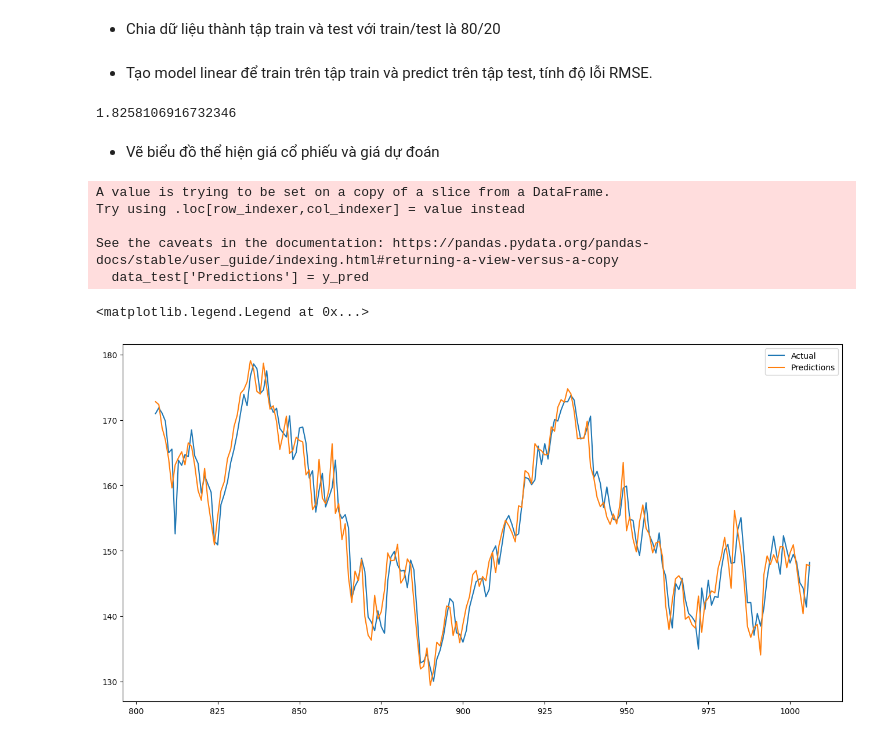
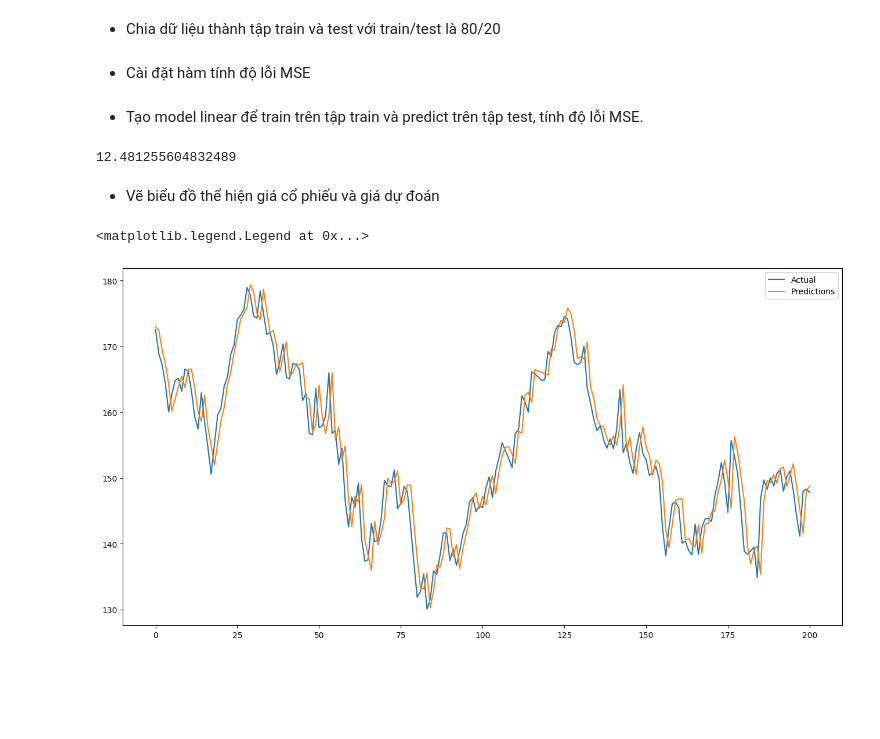
Before and after one commit to le-quoctrung/Introducrtion-to-Data-Science, a Jupyter notebook: LinearReg.ipynb, the cells around one changed output. Drawn from its saved outputs; the diff is of its cells as text; code cells hidden in the pictures; blank space fills up the shorter version.

```diff
--- a/LinearReg.ipynb
+++ b/LinearReg.ipynb
@@ -43,7 +43,7 @@ df_AAPL
 # %% [markdown]
 - Tách data thành features X và label y, do dự đoán cho ngày hôm sau nên X sẽ lấy từ đầu đến dòng kế cuối, y sẽ từ dòng thứ hai đến dòng cuối.
 # %%
-X,y = df_AAPL[:-1].drop(columns=['Ticker','Date']), df_AAPL['Open'][1:]
+X,y = df_AAPL[:-1].drop(columns=['Ticker','Date']), df_AAPL['Close'][1:]
 X
 # %% [output]
 |  | Open | High | Low | Close | Adj Close | Volume |
@@ -65,3 +65,5 @@ X
 train_size = round(0.8*len(df_AAPL))
 data_train,data_test=X.iloc[:train_size],X.iloc[train_size:]
 X_train,y_train,X_test,y_test = np.array(X.iloc[:train_size]),np.array(y.iloc[:train_size]),np.array(X.iloc[train_size:]),np.array(y.iloc[train_size:])
+# %% [markdown]
+- Cài đặt hàm tính độ lỗi MSE
@@ -68,25 +73,22 @@ X_train,y_train,X_test,y_test = np.array(X.iloc[:train_size]),np.array(y.iloc[:t
 # %% [markdown]
-- Tạo model linear để train trên tập train và predict trên tập test, tính độ lỗi RMSE.
+- Tạo model linear để train trên tập train và predict trên tập test, tính độ lỗi MSE.
 # %%
 LR = LinearRegression()
 LR.fit(X_train,y_train)
 y_pred =LR.predict(X_test)
-rmse=np.sqrt(np.mean(np.power((np.array(y_test)-np.array(y_pred)),2)))
-print(rmse)
+mse=calMSE(y_test,y_pred)
+print(mse)
 # %% [output]
-1.8258106916732346
+12.481255604832489
 # %% [markdown]
 - Vẽ biểu đồ thể hiện giá cổ phiếu và giá dự đoán
 # %%
+data_plot = pd.DataFrame()
+data_plot['Close'] = y_test
+data_plot['Predictions'] = y_pred
 plt.figure(figsize=(16,8))
-data_test['Predictions'] = y_pred
-plt.plot(data_test[['Open', 'Predictions']])
+plt.plot(data_plot[['Close', 'Predictions']])
 plt.legend(['Actual', 'Predictions'], loc='upper right')
 # %% [output]
-A value is trying to be set on a copy of a slice from a DataFrame.
-Try using .loc[row_indexer,col_indexer] = value instead
-
-See the caveats in the documentation: https://pandas.pydata.org/pandas-docs/stable/user_guide/indexing.html#returning-a-view-versus-a-copy
-  data_test['Predictions'] = y_pred
+<matplotlib.legend.Legend at 0x...>
-<matplotlib.legend.Legend at 0x...>
-[figure, old version]
+[figure, new version]
```
Also changed, not shown: parts of 1 cell of this notebook, 1 other file.
